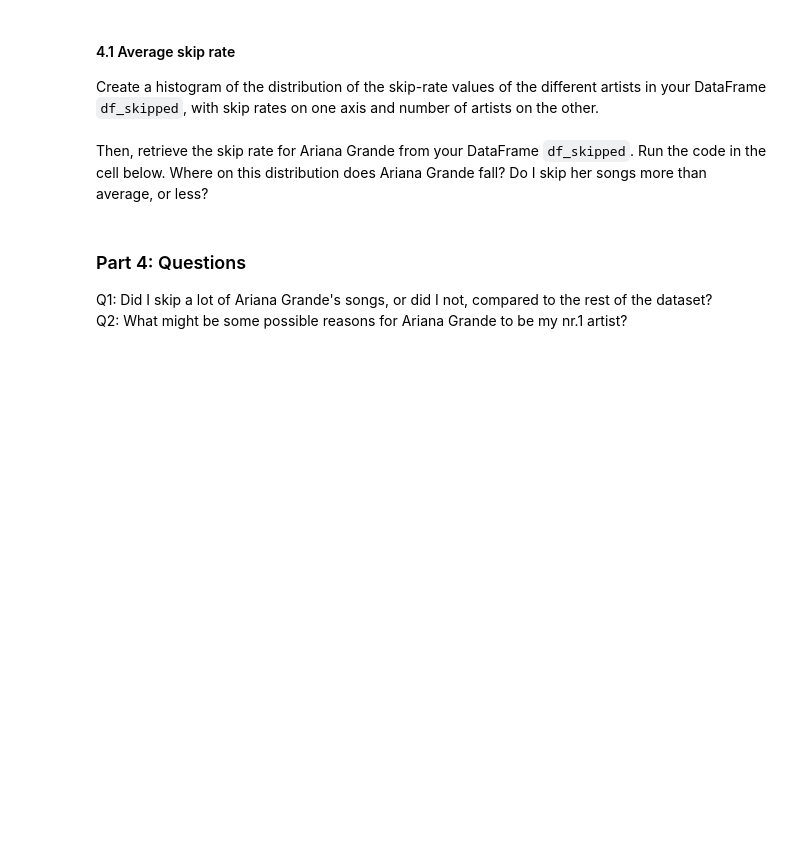
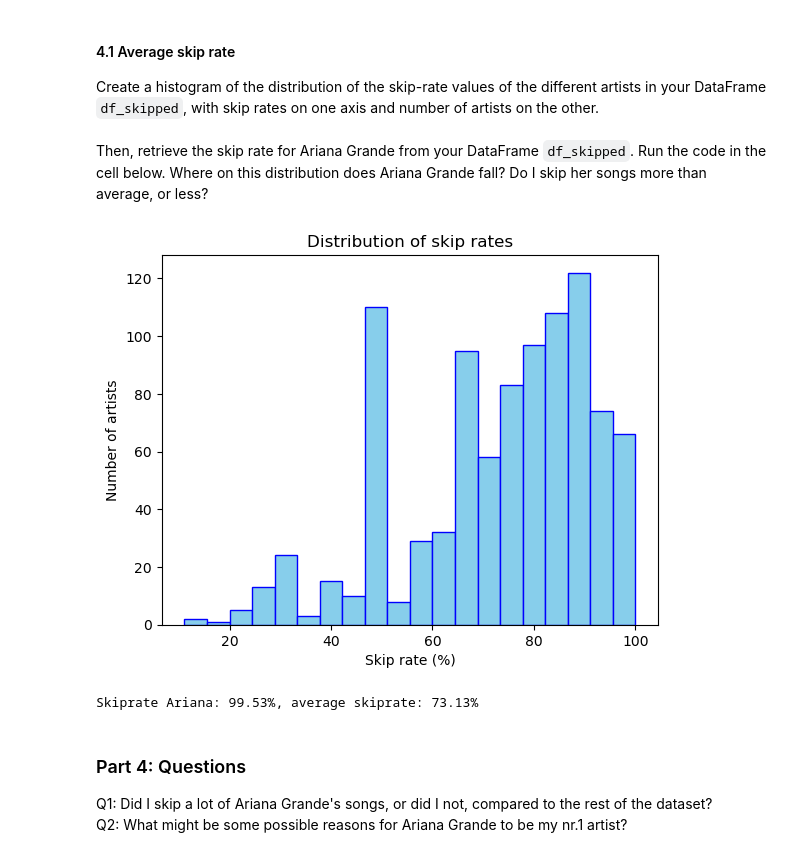
Before and after one commit to jwestpla/DAT200_compulsaries, a Jupyter notebook: CA1/CA1_spotify.ipynb, the cells around one changed output. Drawn from its saved outputs; the diff is of its cells as text; code cells hidden in the pictures; blank space fills up the shorter version.

```diff
--- a/CA1/CA1_spotify.ipynb
+++ b/CA1/CA1_spotify.ipynb
@@ -430,6 +430,24 @@ df_ariana
 Create a histogram of the distribution of the skip-rate values of the different artists in your DataFrame  `df_skipped`, with skip rates on one axis and number of artists on the other. \
 \
 Then, retrieve the skip rate for Ariana Grande from your DataFrame `df_skipped`. Run the code in the cell below. Where on this distribution does Ariana Grande fall? Do I skip her songs more than average, or less?
+# %%
+plt.hist(df_skipped["SkipRate"], bins=20, color="skyblue", edgecolor="blue")
+
+plt.xlabel("Skip rate (%)")
+plt.ylabel("Number of artists")
+plt.title("Distribution of skip rates")
+
+plt.show()
+
+
+skiprate_ariana = (df_skipped[df_skipped["artistName"] == "Ariana Grande"]["SkipRate"]).values[0]
+average_skiprate = df_skipped["SkipRate"].mean().__round__(2)
+
+
+print(f"Skiprate Ariana: {skiprate_ariana}%, average skiprate: {average_skiprate}%")
+# %% [output]
+[figure, added]
+Skiprate Ariana: 99.53%, average skiprate: 73.13%
 # %% [markdown]
 ### Part 4: Questions
 Q1: Did I skip a lot of Ariana Grande's songs, or did I not, compared to the rest of the dataset? \
```
